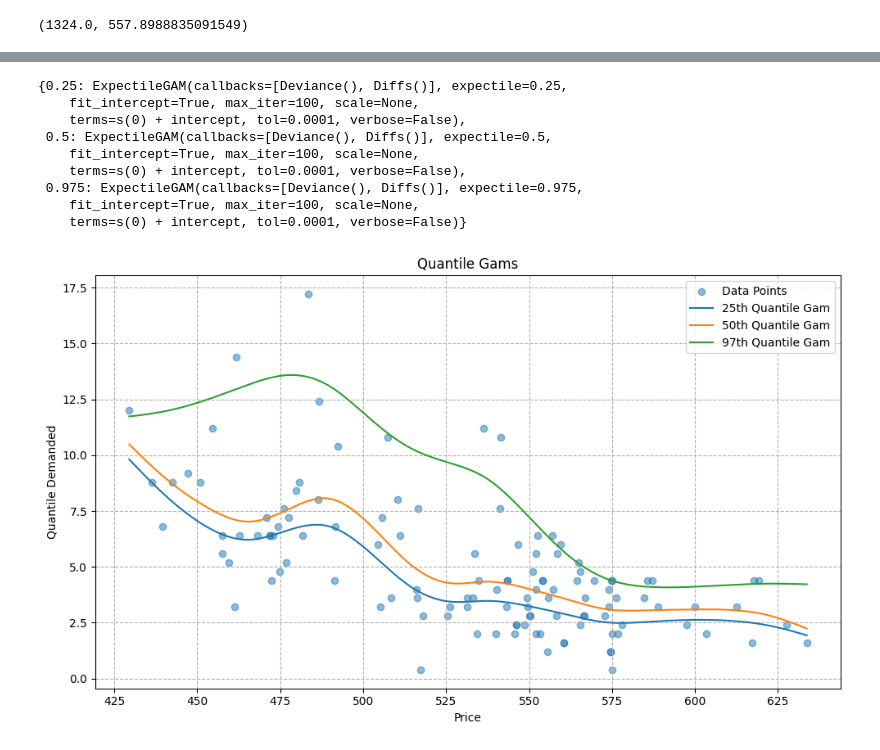
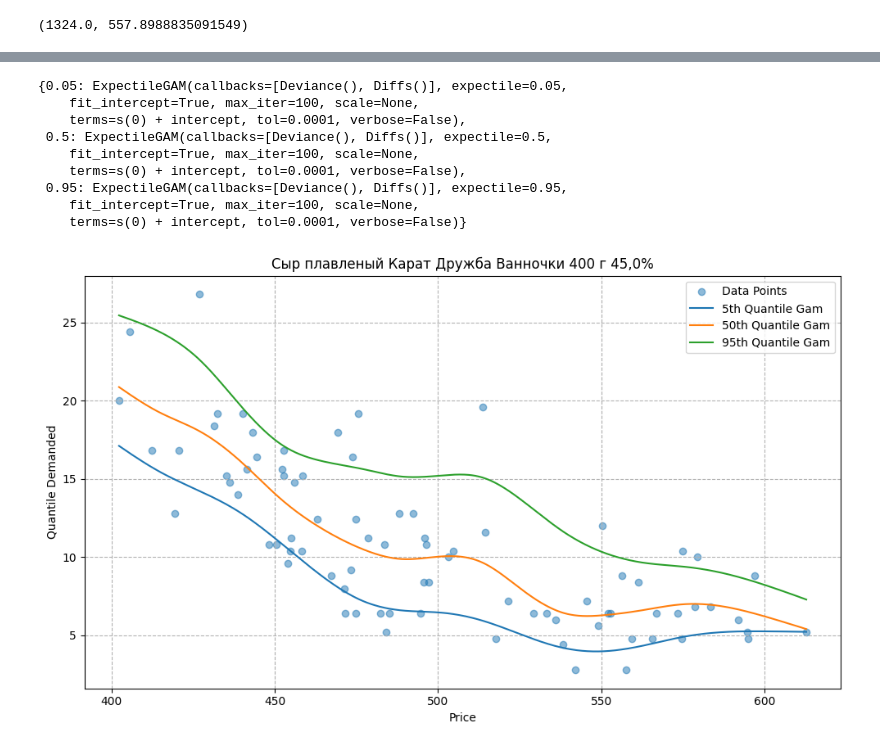
Before and after one commit to budennovsk/Pandas, a Jupyter notebook: GAM_optim.ipynb, the cells around one changed output, grey strips where cells are left out. Saved outputs shown, nothing was run; the diff lists cells and outputs as text; code cells hidden in the pictures.

```diff
--- a/GAM_optim.ipynb
+++ b/GAM_optim.ipynb
@@ -203,7 +150,7 @@ y = pd.DataFrame({'Sales': sales})
 # plt.show()
 #_______________
 # Путь к вашему Excel файлу
-file_path = '/content/ALL_res_Sales_vol_price_Kod_TT.xlsx'
+file_path = '/content/ALL_res_Sales_vol_price_Kod_TT_share_vol.xlsx'
 
 
 # Чтение данных из Excel файла
@@ -227,9 +174,11 @@ df_kod_TT = pd.read_excel(file_path, engine='openpyxl')
 # 'S848','S849'
 # 314B
 # 31CW
-my_list = ['30CP', '30WL', '312M', '314B', '31CW', '31KC', '33IC', '3460', '346O', '35BE']
+# my_list = ['30CP', '30WL', '312M', '314B', '31CW', '31KC', '33IC', '3460', '346O', '35BE']
+my_list = ['Y038', 'X957', '8245', '3874', 'D525', '31I7', '4600', 'J162', '4075']
 df_kod_TT = df_kod_TT[df_kod_TT['Kod_TT'].isin(my_list)]
-df_kod_TT = df_kod_TT[df_kod_TT['PRICE PER UNIT'] >= 400]
+df_kod_TT["SALES VOL"] = df_kod_TT["SALES VOL"].apply(lambda x: 20 if x >= 30 else x)
+# df_kod_TT = df_kod_TT[df_kod_TT['PRICE PER UNIT'] >= 400]
 
 
 
@@ -269,5 +197,5 @@ df_kod_TT.describe()
 # %%
-quantiles = [0.25,0.5,0.975]
+quantiles = [0.05,0.5,0.95]
 gam_res = {}
 for q in quantiles:
   gam  = ExpectileGAM(s(0),expectile=q)
@@ -275,30 +203,31 @@ for q in quantiles:
   gam_res[q]=gam
 gam_res
 # %% [output]
-{0.25: ExpectileGAM(callbacks=[Deviance(), Diffs()], expectile=0.25,
+{0.05: ExpectileGAM(callbacks=[Deviance(), Diffs()], expectile=0.05,
     fit_intercept=True, max_iter=100, scale=None,
     terms=s(0) + intercept, tol=0.0001, verbose=False),
  0.5: ExpectileGAM(callbacks=[Deviance(), Diffs()], expectile=0.5,
     fit_intercept=True, max_iter=100, scale=None,
     terms=s(0) + intercept, tol=0.0001, verbose=False),
- 0.975: ExpectileGAM(callbacks=[Deviance(), Diffs()], expectile=0.975,
+ 0.95: ExpectileGAM(callbacks=[Deviance(), Diffs()], expectile=0.95,
     fit_intercept=True, max_iter=100, scale=None,
     terms=s(0) + intercept, tol=0.0001, verbose=False)}
 # %%
 plt.figure(figsize=(10,6))
 plt.scatter(X,y,alpha=0.5,label='Data Points')
 XX = np.linspace(X.min(),X.max(),1000).reshape(-1,1)
 for q,gam in gam_res.items():
    plt.plot(XX,gam.predict(XX),label=f'{int(q*100)}th Quantile Gam')
-
+# plt.xlim(0, XX.max())
+# plt.ylim(0, gam.predict(XX).max())
 plt.xlabel('Price')
 plt.ylabel('Quantile Demanded')
-plt.title('Quantile Gams')
+plt.title('Сыр плавленый Карат Дружба Ванночки 400 г 45,0%')
 plt.grid(True,which='both',linestyle='--')
 plt.legend()
 plt.tight_layout()
 plt.show()
 # %% [output]
-[figure, old version]
+[figure, new version]
 # %%
 gam_res
```
Also changed, not shown: parts of 13 cells of this notebook.
